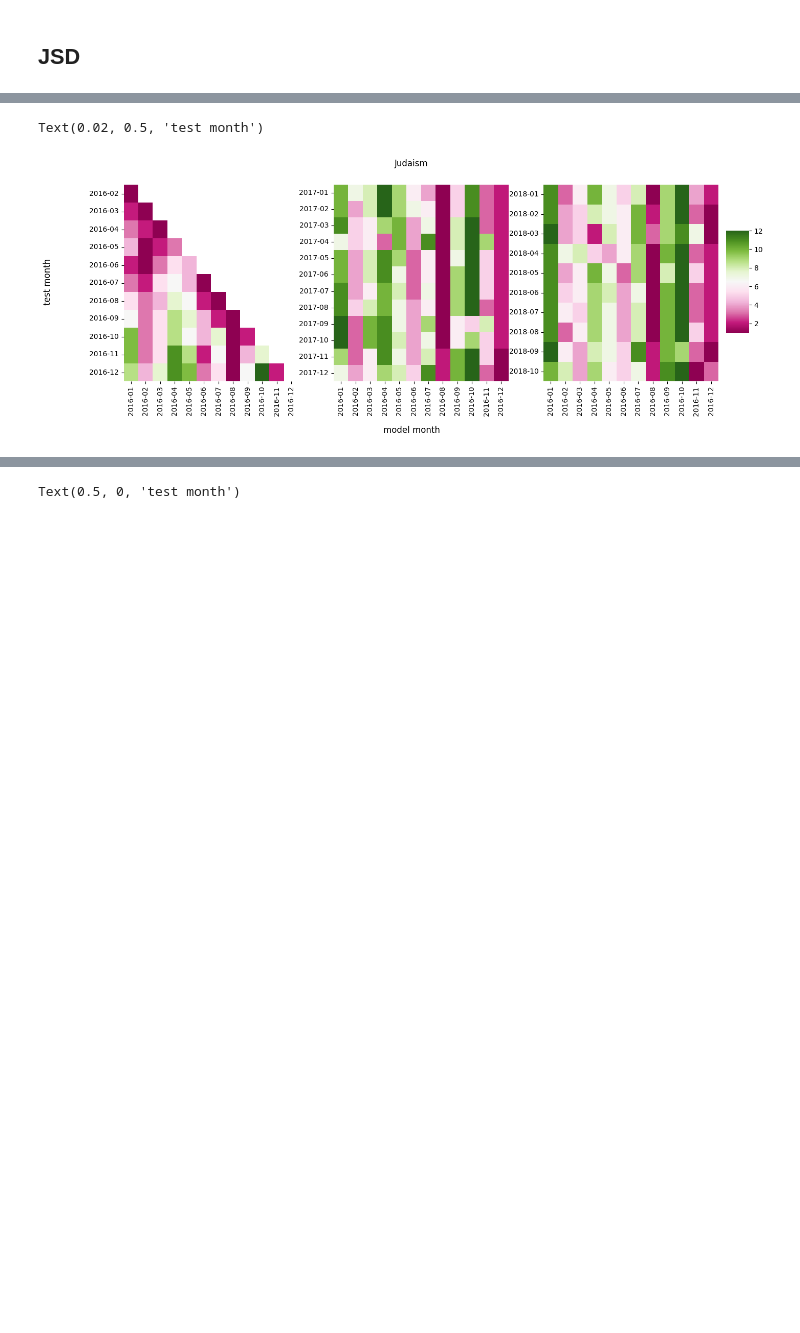
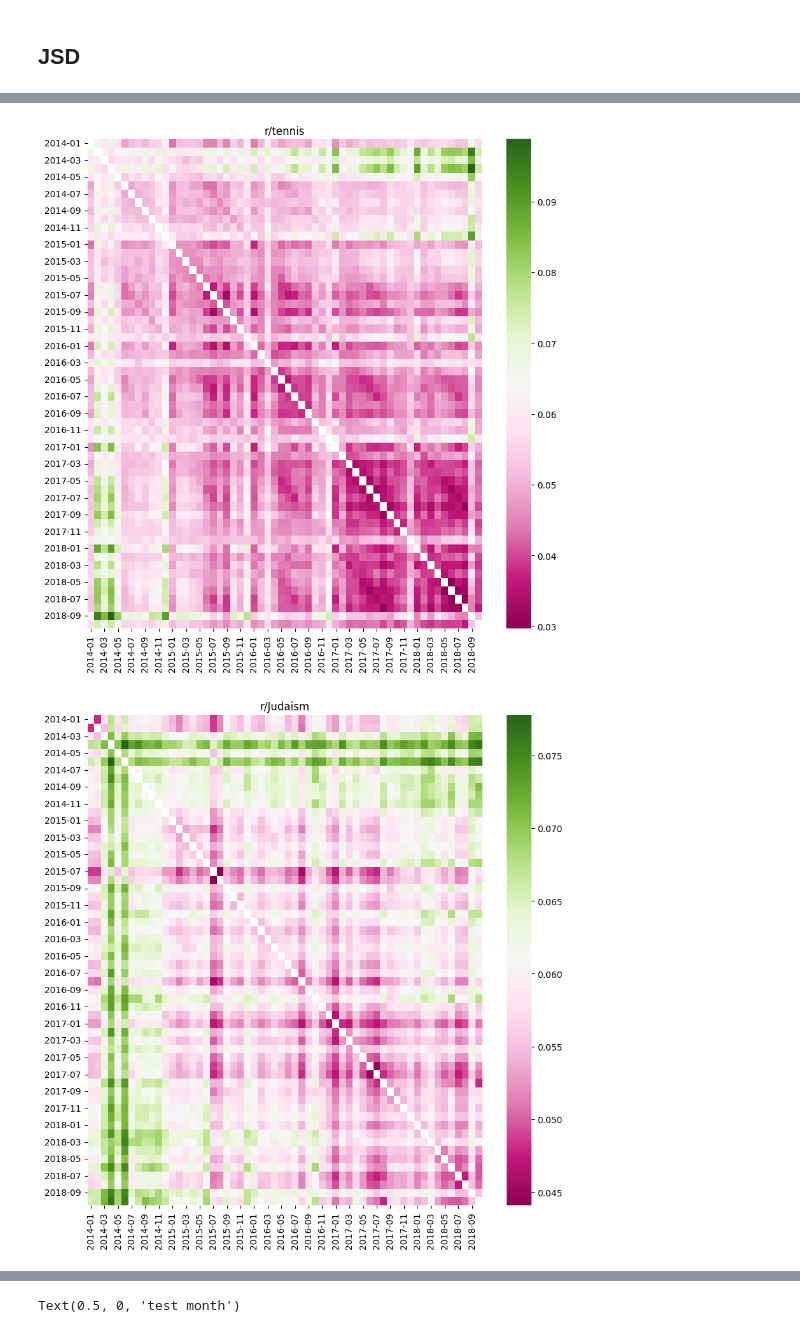
Before and after one commit to andrea-w-wang/reddit-seasonality, a Jupyter notebook: jsd.ipynb, the cells around one changed output, grey strips where cells are left out. Saved outputs shown, nothing was run; the diff lists cells and outputs as text; code cells hidden in the pictures; blank space fills up the shorter version.

```diff
--- a/jsd.ipynb
+++ b/jsd.ipynb
@@ -112,4 +96,6 @@ pk.dump(subreddit_ngrams_counter, open(data_dir + "subreddit_ngrams_counter.pk",
 ## JSD
 # %%
 import metrics
+# %%
+subreddit_jsd_diffs = pk.load(open(data_dir + "subreddit_jsd_diffs.pk", "rb"))
 # %%
@@ -116,0 +103,8 @@ subreddit_ngrams_counter = pk.load(open(data_dir + "subreddit_ngrams_counter.pk"
+# %%
+from itertools import combinations
+all_months = subreddit_ngrams_counter['tennis'].keys()
+month_pairs = list(combinations(all_months, r=2))
+# %%
+for month_1, month_2 in month_pairs:
+    print(month_1, month_2)
+    break
@@ -154,27 +144,0 @@ Judaism
-# %%
-subreddit = 'Judaism'
-jsd_diffs = subreddit_jsd_diffs[subreddit]
-jsd_df = pd.DataFrame.from_dict(jsd_diffs, orient='index').T
-ranked = jsd_df.rank(axis=1)
-
-data = list()
-ranked_1y = dict()
-ranked_3m = dict()
-for m in MONTHS:
-    ranked_1y[m] = (ranked[m].dropna()[:12].mean())
-    ranked_3m[m] = (ranked[m].dropna()[:3].mean())
-avg_ranks = pd.concat((pd.Series(ranked_1y), pd.Series(ranked_3m), ranked.mean()), axis=1)
-avg_ranks.columns = ['1 year', '3 months', 'EOD']
-# %%
-fig, axes = plt.subplots(1, 3, figsize=(15, 5))
-
-cbar_ax = fig.add_axes([.91, .3, .03, .4])
-sns.heatmap(ax = axes[0], data = ranked.iloc[:11], cmap="PiYG", cbar=False)
-sns.heatmap(ax = axes[1], data = ranked.iloc[11:23], cmap="PiYG", cbar=False)
-sns.heatmap(ax = axes[2], data = ranked.iloc[23:],cmap="PiYG", cbar_ax= cbar_ax)
-fig.suptitle(subreddit)
-fig.supxlabel('model month', y = -0.1)
-fig.supylabel("test month")
-# %% [output]
-Text(0.02, 0.5, 'test month')
-[figure, removed]
@@ -180,0 +147,18 @@ Text(0.02, 0.5, 'test month')
+# %%
+for subreddit in subreddit_jsd_diffs.keys():
+    jsd_diffs = subreddit_jsd_diffs[subreddit]
+    jsd_df = pd.DataFrame.from_dict(jsd_diffs, orient='index')
+    jsd_df.insert(0, "2014-01", np.nan)
+    jsd_df = jsd_df.T
+    jsd_df.insert(jsd_df.shape[-1], "2018-10", np.nan)
+    X = jsd_df.fillna(0).values
+    X2 = X + X.T - np.diag(np.diag(X))
+    jsd_df = pd.DataFrame(X2, columns = jsd_df.columns, index=jsd_df.index)
+    jsd_df = jsd_df.replace(0, np.nan)
+    ranked = jsd_df.rank(axis=1)
+    plt.figure(figsize=(10, 10))
+    sns.heatmap(jsd_df, cmap='PiYG')
+    plt.title(f"r/{subreddit}")
+# %% [output]
+[figure, added]
+[figure, added]
```
Also changed, not shown: parts of 27 cells of this notebook.
